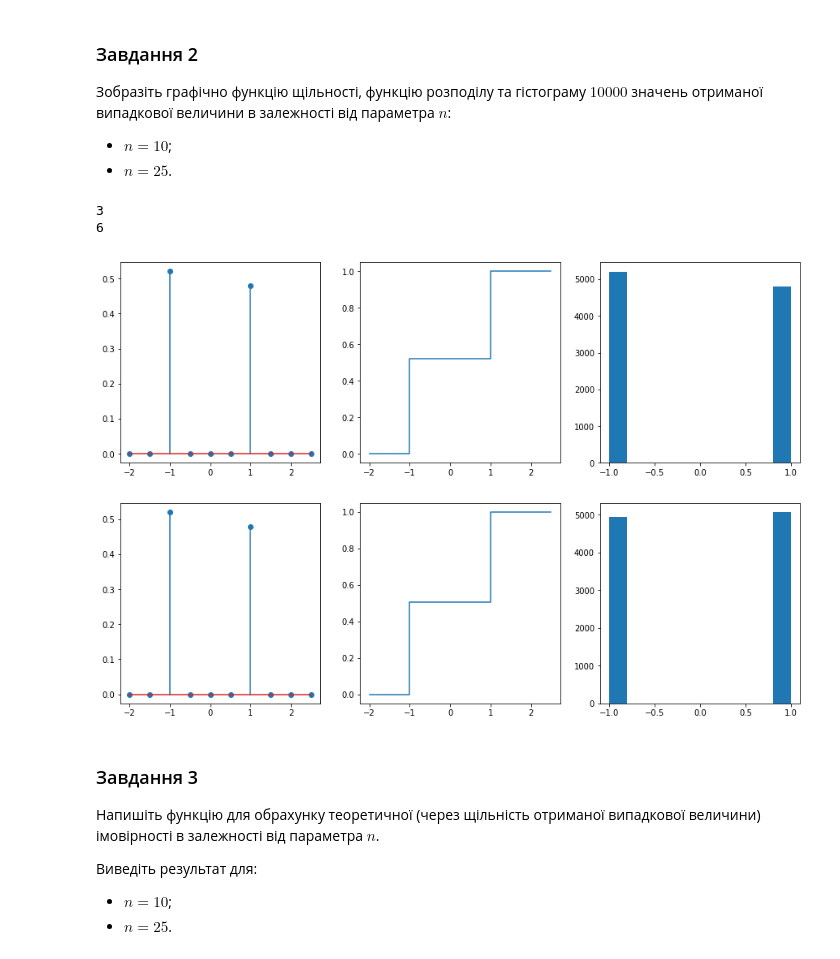
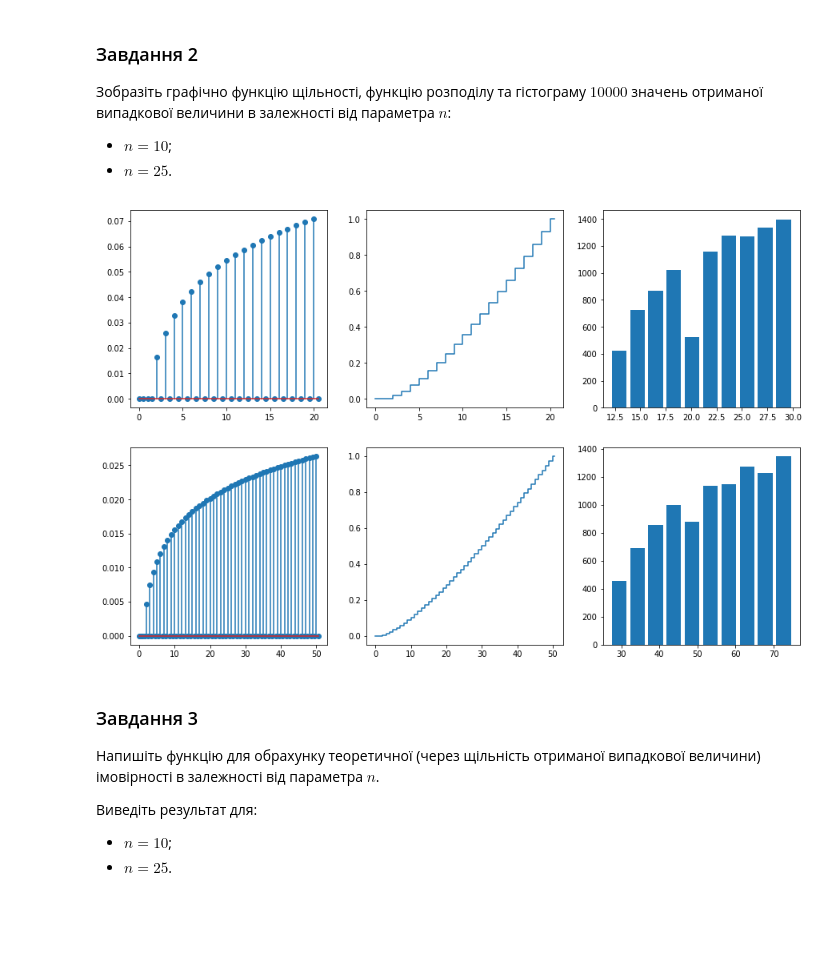
Before and after one commit to thestics/prob_labs, a Jupyter notebook: Лабораторне заняття 4/Додаткові завдання 4(Solved).ipynb, the cells around one changed output. Drawn from its saved outputs; the diff is of its cells as text; code cells hidden in the pictures; blank space fills up the shorter version.

```diff
--- a/Лабораторне заняття 4/Додаткові завдання 4(Solved).ipynb
+++ b/Лабораторне заняття 4/Додаткові завдання 4(Solved).ipynb
@@ -75,3 +20,16 @@ class lg(rv_discrete):
+# %%
+from scipy.stats import rv_discrete
+import numpy as np
+import matplotlib.pyplot as plt
+
+
+def create(n):
+    space = np.arange(1, 2*n + 1)
+    probs = np.log(space)
+    k = 1 / sum(probs)
+    probs *= k
+    lognew = rv_discrete(name='lognew', values=(space, probs))
+    return lognew
 # %% [markdown]
 ### Завдання 2
 Зобразіть графічно функцію щільності, функцію розподілу та гістограму $10000$ значень отриманої випадкової величини в залежності від параметра $n$:
@@ -80,29 +38,27 @@ class lg(rv_discrete):
 # %%
 nVals = (10, 25)
 plt.subplot(2, 3, 1)
-x = np.arange(-2, 3, 0.5)
 
-# plt.axis((-2, 2, -0.2, 1))
 
 f = plt.gcf()
 f.set_size_inches(15, 10)
 
 intg = (i*3 for i in range(1, 3))
-x = np.arange(-2, 3, 0.5)
+x = np.arange(-2, 3, 1)
 for i, n in zip(intg, nVals):
-    y1 = lg.pmf(x, n)
-    y2 = lg.cdf(x, n)
+    x = np.arange(0, 2*n + 1, 0.5)
+    lg = create(n)
+    y1 = lg.pmf(x)
+    y2 = lg.cdf(x)
     y3 = lg.rvs(n, size=10_000)
     plt.subplot(2, 3, i - 2)
-    plt.stem(x, y)
+    plt.stem(x, y1)
     plt.subplot(2, 3, i - 1)
     plt.plot(x, y2, drawstyle='steps-post')
     plt.subplot(2, 3, i)
-    plt.hist(y3)
+    plt.hist(y3, rwidth=0.8, bins=10)
 # %% [output]
-3
-6
-[figure, old version]
+[figure, new version]
 # %% [markdown]
 ### Завдання 3
 Напишіть функцію для обрахунку теоретичної (через щільність отриманої випадкової величини) імовірності в залежності від параметра $n$.
```
Also changed, not shown: parts of 3 cells of this notebook, 2 other files.
